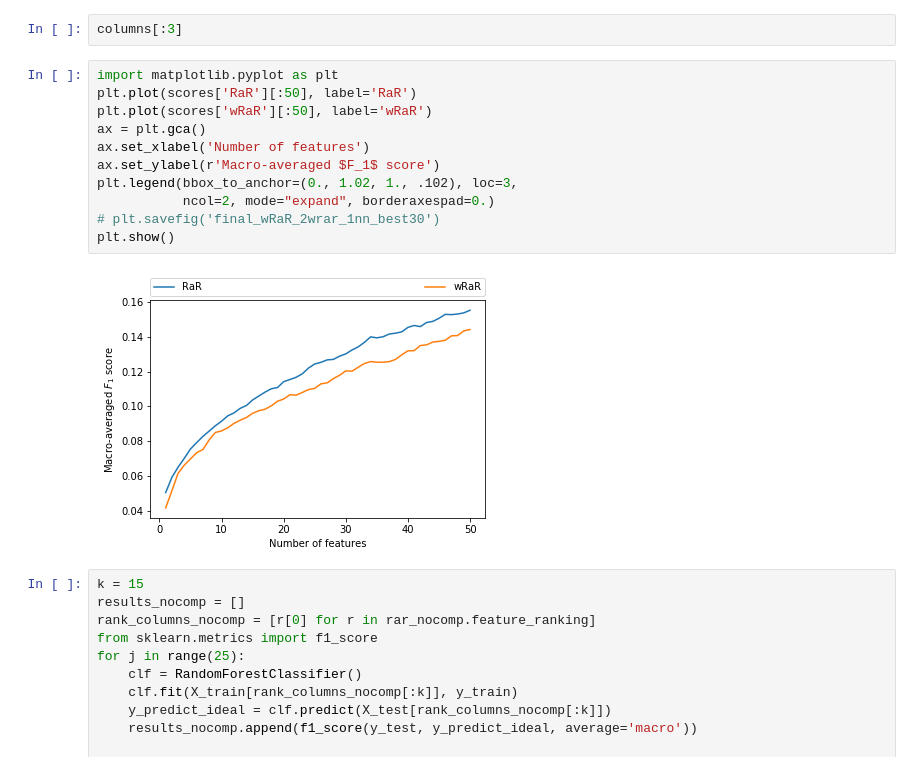
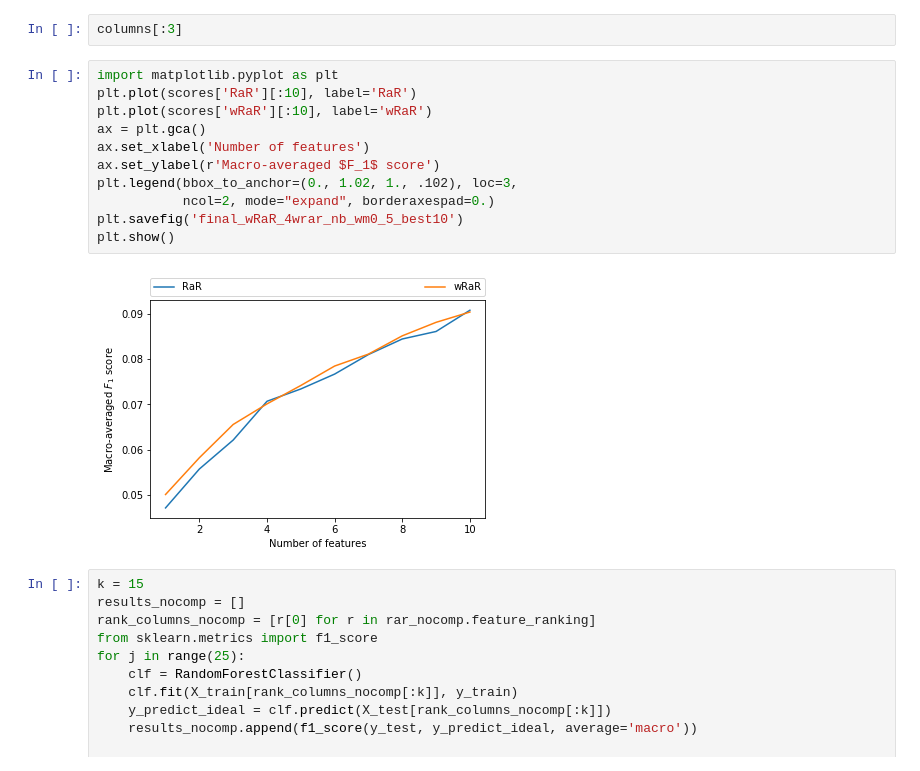
Before and after one commit to KDD-OpenSource/wRaR, a Jupyter notebook: examples/CostHiCS_CumulativeGain2.ipynb, the cells around one changed output. Cells and saved outputs as stored; diff of their text form.

```diff
--- a/examples/CostHiCS_CumulativeGain2.ipynb
+++ b/examples/CostHiCS_CumulativeGain2.ipynb
@@ -288,17 +272,17 @@ for data in datas:
 columns[:3]
 # %%
 import matplotlib.pyplot as plt
-plt.plot(scores['RaR'][:50], label='RaR')
-plt.plot(scores['wRaR'][:50], label='wRaR')
+plt.plot(scores['RaR'][:10], label='RaR')
+plt.plot(scores['wRaR'][:10], label='wRaR')
 ax = plt.gca()
 ax.set_xlabel('Number of features')
 ax.set_ylabel(r'Macro-averaged $F_1$ score')
 plt.legend(bbox_to_anchor=(0., 1.02, 1., .102), loc=3,
            ncol=2, mode="expand", borderaxespad=0.)
-# plt.savefig('final_wRaR_2wrar_1nn_best30')
+plt.savefig('final_wRaR_4wrar_nb_wm0_5_best10')
 plt.show()
 # %% [output]
-[figure, old version]
+[figure, new version]
 # %%
 k = 15
 results_nocomp = []
```
Also changed, not shown: parts of 2 cells of this notebook, 19 other files.
